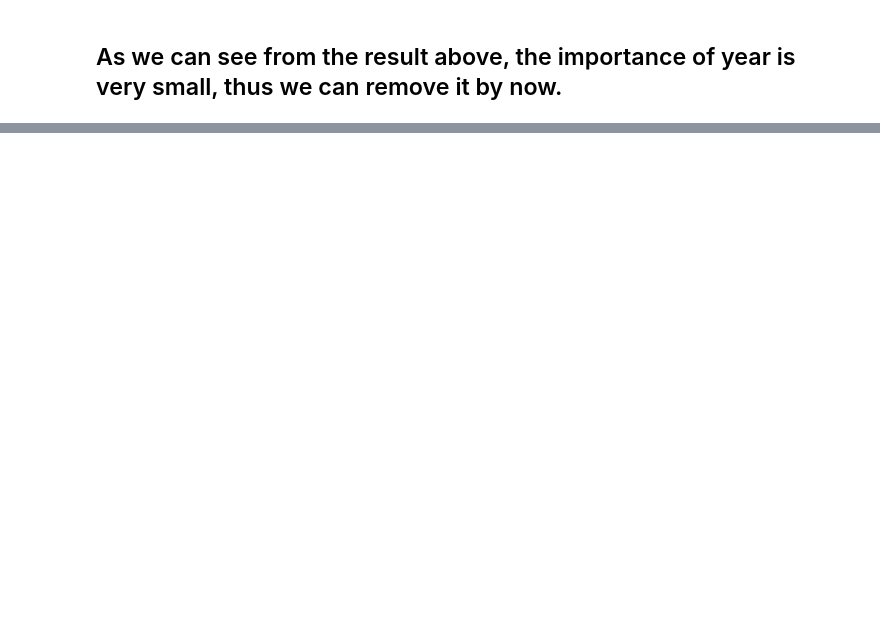
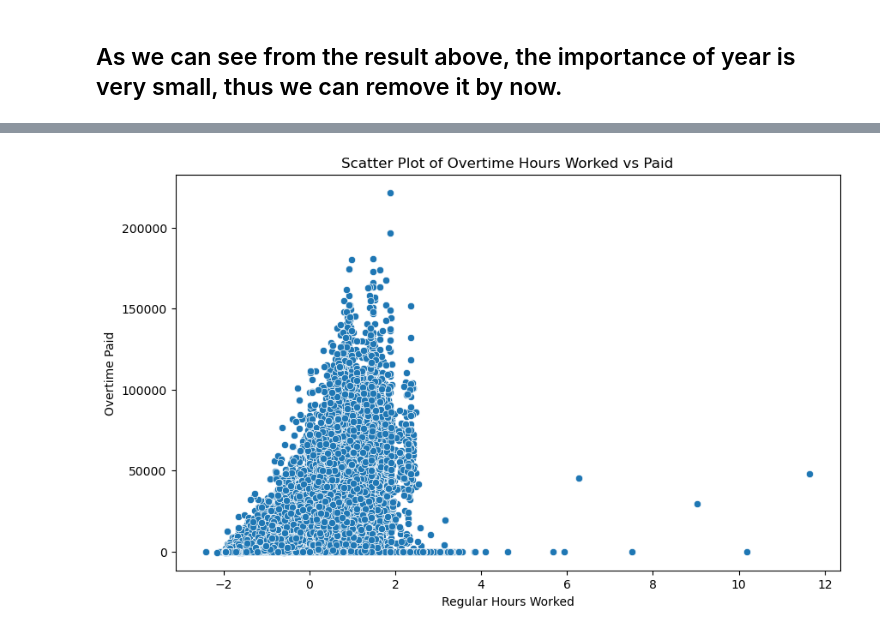
Before and after one commit to BU-Fall24-CS506-Team/Police-overtime, a Jupyter notebook: data_cleaning.ipynb, the cells around one changed output, grey strips where cells are left out. Cells and saved outputs as stored; diff of their text form; code cells hidden in the pictures; blank space fills up the shorter version.

```diff
--- a/data_cleaning.ipynb
+++ b/data_cleaning.ipynb
@@ -663,0 +942,10 @@ selected_features = ['TOTAL_GROSS', 'REGULAR', 'QUINN_EDUCATION', 'DETAIL', 'INJ
+# %%
+# Assuming 'HOURS_WORKED' and 'HOURS_PAID' columns exist in data (adjust as needed)
+plt.figure(figsize=(10, 6))
+sns.scatterplot(data=data, x='REGULAR', y='OVERTIME')
+plt.title("Scatter Plot of Overtime Hours Worked vs Paid")
+plt.xlabel("Regular Hours Worked")
+plt.ylabel("Overtime Paid")
+plt.show()
+# %% [output]
+[figure, added]
```
Also changed, not shown: parts of 29 cells of this notebook.
